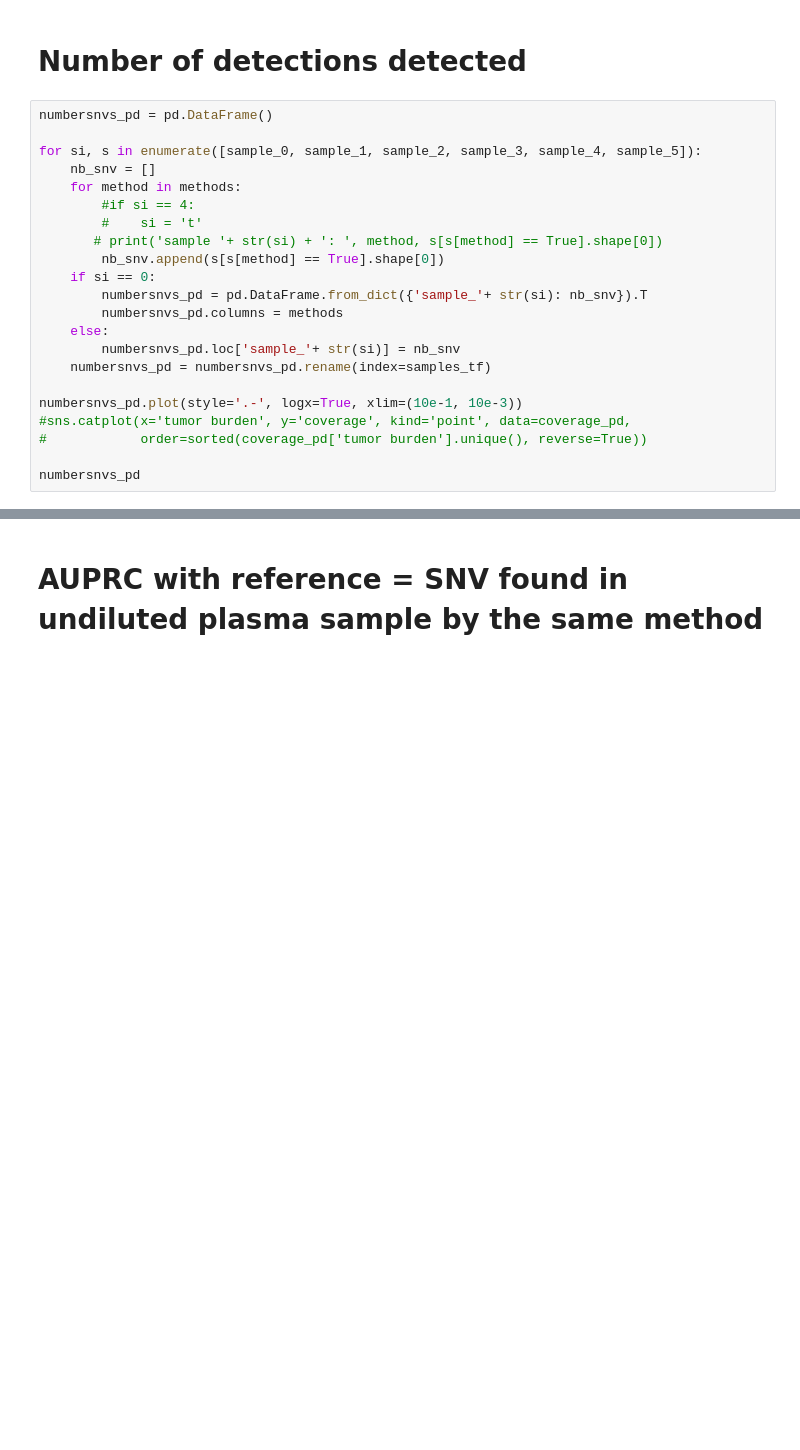
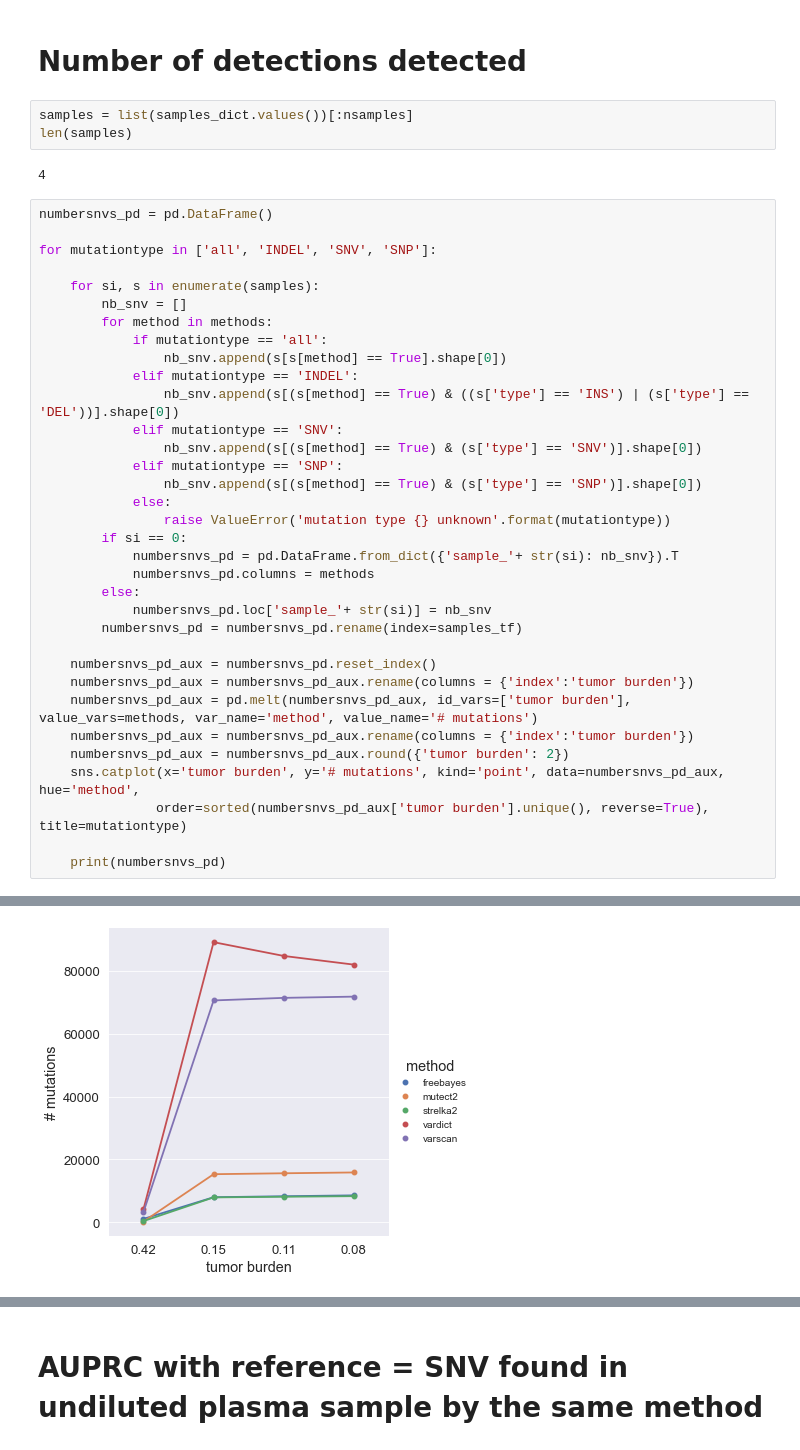
Before and after one commit to hanaecarrie/cfdna_snv_benchmark, a Jupyter notebook: analysis/dilution_effect_samecoverage_consensus_new.ipynb, the cells around one changed output, grey strips where cells are left out. Cells and saved outputs as stored; diff of their text form; blank space fills up the shorter version.

```diff
--- a/analysis/dilution_effect_samecoverage_consensus_new.ipynb
+++ b/analysis/dilution_effect_samecoverage_consensus_new.ipynb
@@ -273,24 +254,42 @@ print(samples_tf)
 # %% [markdown]
 # Number of detections detected
+# %%
+samples = list(samples_dict.values())[:nsamples]
+len(samples)
+# %% [output]
+4
 # %%
 numbersnvs_pd = pd.DataFrame()
 
-for si, s in enumerate([sample_0, sample_1, sample_2, sample_3, sample_4, sample_5]):
-    nb_snv = []
-    for method in methods:
-        #if si == 4:
-        #    si = 't'
-       # print('sample '+ str(si) + ': ', method, s[s[method] == True].shape[0])
-        nb_snv.append(s[s[method] == True].shape[0])
-    if si == 0:
-        numbersnvs_pd = pd.DataFrame.from_dict({'sample_'+ str(si): nb_snv}).T
-        numbersnvs_pd.columns = methods
-    else:
-        numbersnvs_pd.loc['sample_'+ str(si)] = nb_snv
-    numbersnvs_pd = numbersnvs_pd.rename(index=samples_tf)
+for mutationtype in ['all', 'INDEL', 'SNV', 'SNP']:
 
-numbersnvs_pd.plot(style='.-', logx=True, xlim=(10e-1, 10e-3))
-#sns.catplot(x='tumor burden', y='coverage', kind='point', data=coverage_pd,
-#            order=sorted(coverage_pd['tumor burden'].unique(), reverse=True))
+    for si, s in enumerate(samples):
+        nb_snv = []
+        for method in methods:
+            if mutationtype == 'all':
+                nb_snv.append(s[s[method] == True].shape[0])
+            elif mutationtype == 'INDEL':
+                nb_snv.append(s[(s[method] == True) & ((s['type'] == 'INS') | (s['type'] == 'DEL'))].shape[0])
+            elif mutationtype == 'SNV':
+                nb_snv.append(s[(s[method] == True) & (s['type'] == 'SNV')].shape[0])
+            elif mutationtype == 'SNP':
+                nb_snv.append(s[(s[method] == True) & (s['type'] == 'SNP')].shape[0])
+            else:
+                raise ValueError('mutation type {} unknown'.format(mutationtype))
+        if si == 0:
+            numbersnvs_pd = pd.DataFrame.from_dict({'sample_'+ str(si): nb_snv}).T
+            numbersnvs_pd.columns = methods
+        else:
+            numbersnvs_pd.loc['sample_'+ str(si)] = nb_snv
+        numbersnvs_pd = numbersnvs_pd.rename(index=samples_tf)
 
-numbersnvs_pd
+    numbersnvs_pd_aux = numbersnvs_pd.reset_index()
+    numbersnvs_pd_aux = numbersnvs_pd_aux.rename(columns = {'index':'tumor burden'})
+    numbersnvs_pd_aux = pd.melt(numbersnvs_pd_aux, id_vars=['tumor burden'], value_vars=methods, var_name='method', value_name='# mutations')
+    numbersnvs_pd_aux = numbersnvs_pd_aux.rename(columns = {'index':'tumor burden'})
+    numbersnvs_pd_aux = numbersnvs_pd_aux.round({'tumor burden': 2})
+    sns.catplot(x='tumor burden', y='# mutations', kind='point', data=numbersnvs_pd_aux, hue='method',
+               order=sorted(numbersnvs_pd_aux['tumor burden'].unique(), reverse=True), title=mutationtype)
+
+    print(numbersnvs_pd)
+# %% [output]
@@ -296,0 +316 @@ numbersnvs_pd
+[figure, added]
```
Also changed, not shown: parts of 38 cells of this notebook.
